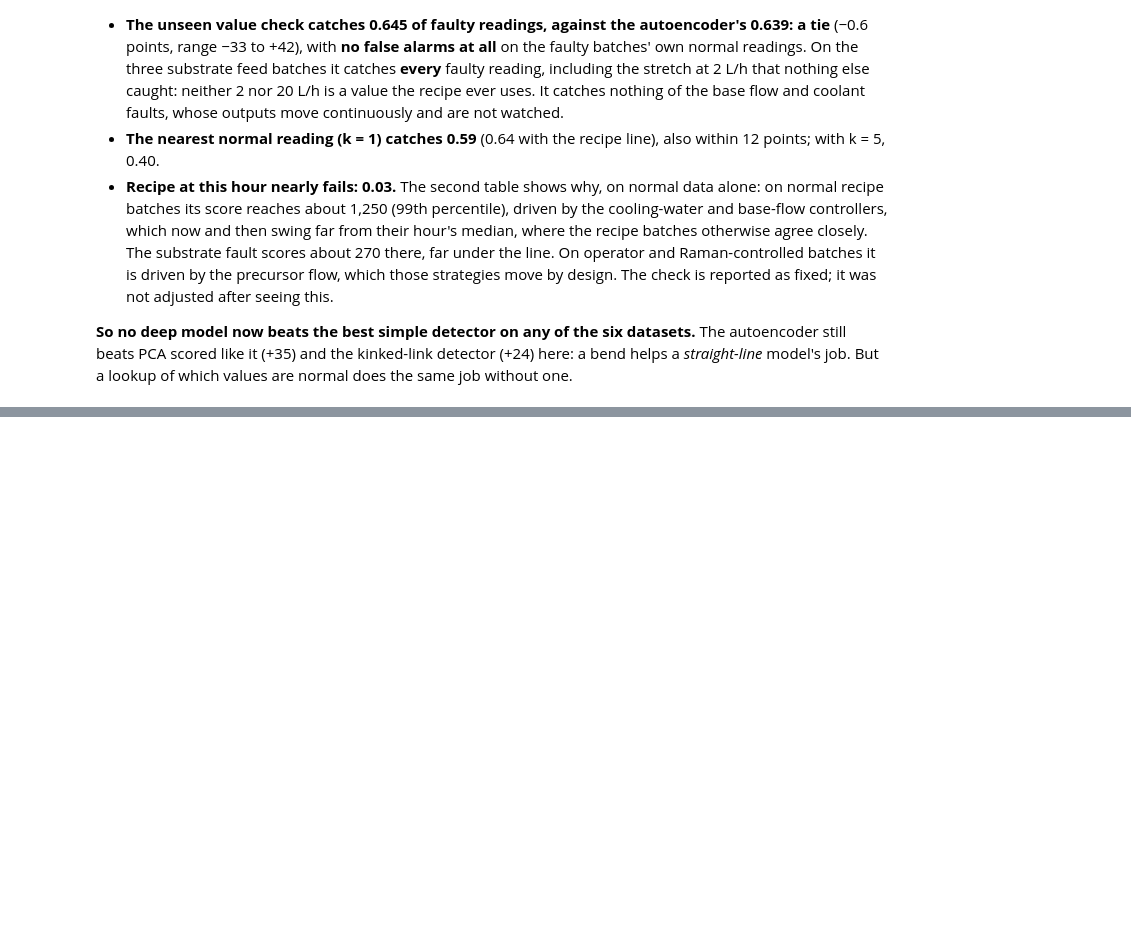
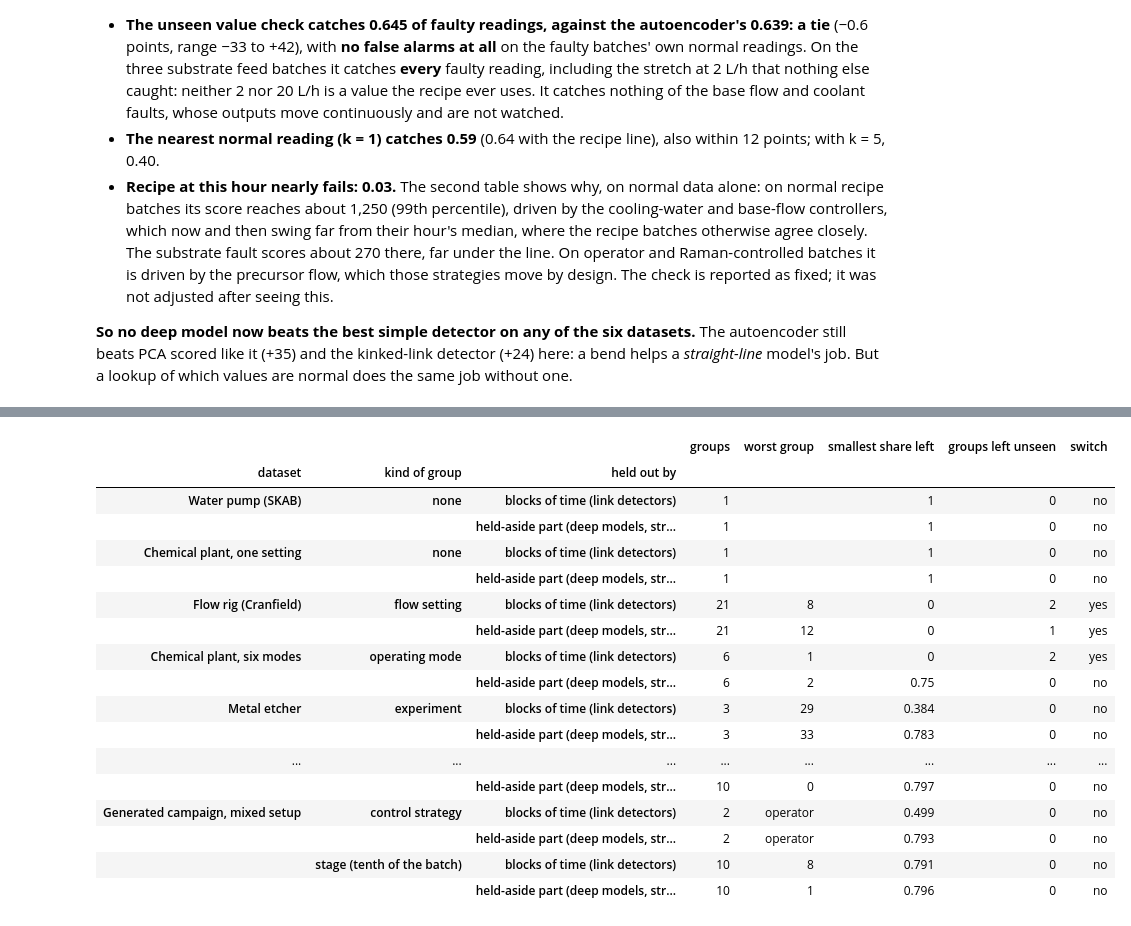
Before and after one commit to NeerajGit16/deep-learning-in-anomaly-detection, a Jupyter notebook: anomaly_lab/09_deep_models.ipynb, the cells around one changed output, grey strips where cells are left out. Drawn from its saved outputs; the diff is of its cells as text; code cells hidden in the pictures; blank space fills up the shorter version.

```diff
--- a/anomaly_lab/09_deep_models.ipynb
+++ b/anomaly_lab/09_deep_models.ipynb
@@ -645,0 +663,22 @@ Recipe at this hour, median score of the faulty readings at 76-92 h (batches 91,
+# %%
+from adlab import round4
+round4.audit().drop(columns=["note"])
+# %% [output]
+|  |  |  | groups | worst group | smallest share left | groups left unseen | switch |
+| dataset | kind of group | held out by |  |  |  |  |  |
+| Water pump (SKAB) | none | blocks of time (link detectors) | 1 |  | 1 | 0 | no |
+|  |  | held-aside part (deep models, str... | 1 |  | 1 | 0 | no |
+| Chemical plant, one setting | none | blocks of time (link detectors) | 1 |  | 1 | 0 | no |
+|  |  | held-aside part (deep models, str... | 1 |  | 1 | 0 | no |
+| Flow rig (Cranfield) | flow setting | blocks of time (link detectors) | 21 | 8 | 0 | 2 | yes |
+|  |  | held-aside part (deep models, str... | 21 | 12 | 0 | 1 | yes |
+| Chemical plant, six modes | operating mode | blocks of time (link detectors) | 6 | 1 | 0 | 2 | yes |
+|  |  | held-aside part (deep models, str... | 6 | 2 | 0.75 | 0 | no |
+| Metal etcher | experiment | blocks of time (link detectors) | 3 | 29 | 0.384 | 0 | no |
+|  |  | held-aside part (deep models, str... | 3 | 33 | 0.783 | 0 | no |
+| ... | ... | ... | ... | ... | ... | ... | ... |
+|  |  | held-aside part (deep models, str... | 10 | 0 | 0.797 | 0 | no |
+| Generated campaign, mixed setup | control strategy | blocks of time (link detectors) | 2 | operator | 0.499 | 0 | no |
+|  |  | held-aside part (deep models, str... | 2 | operator | 0.793 | 0 | no |
+|  | stage (tenth of the batch) | blocks of time (link detectors) | 10 | 8 | 0.791 | 0 | no |
+|  |  | held-aside part (deep models, str... | 10 | 1 | 0.796 | 0 | no |
```
Also changed, not shown: parts of 7 cells of this notebook, 15 other files.
